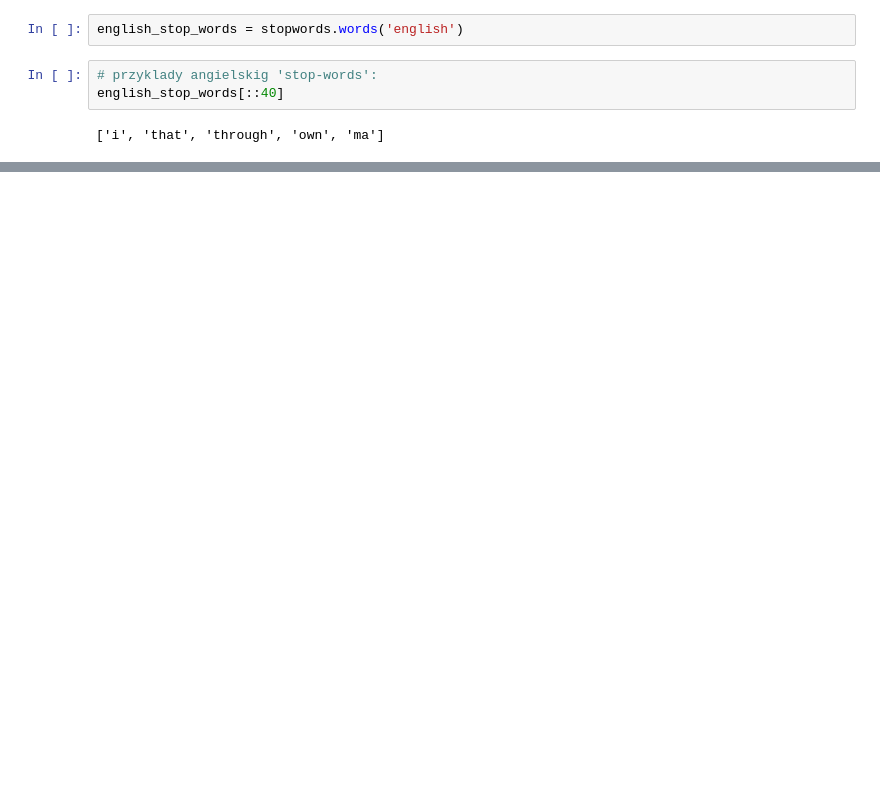
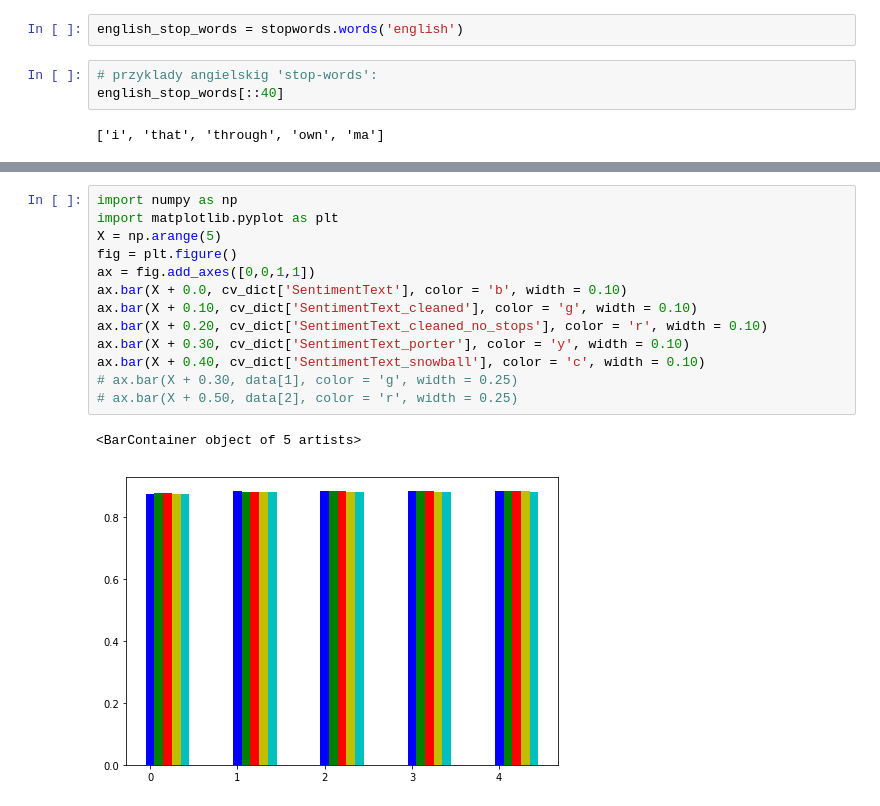
Before and after one commit to dawis96/sentiment-analysis, a Jupyter notebook: Sentiment_analysis.ipynb, the cells around one changed output, grey strips where cells are left out. Cells and saved outputs as stored; diff of their text form; blank space fills up the shorter version.

Commit message:
cleaning and normalizing data finished

```diff
--- a/Sentiment_analysis.ipynb
+++ b/Sentiment_analysis.ipynb
@@ -85,0 +130,16 @@ from sklearn.model_selection import train_test_split
+# %%
+import numpy as np
+import matplotlib.pyplot as plt
+X = np.arange(5)
+fig = plt.figure()
+ax = fig.add_axes([0,0,1,1])
+ax.bar(X + 0.0, cv_dict['SentimentText'], color = 'b', width = 0.10)
+ax.bar(X + 0.10, cv_dict['SentimentText_cleaned'], color = 'g', width = 0.10)
+ax.bar(X + 0.20, cv_dict['SentimentText_cleaned_no_stops'], color = 'r', width = 0.10)
+ax.bar(X + 0.30, cv_dict['SentimentText_porter'], color = 'y', width = 0.10)
+ax.bar(X + 0.40, cv_dict['SentimentText_snowball'], color = 'c', width = 0.10)
+# ax.bar(X + 0.30, data[1], color = 'g', width = 0.25)
+# ax.bar(X + 0.50, data[2], color = 'r', width = 0.25)
+# %% [output]
+<BarContainer object of 5 artists>
+[figure, added]
```
Also changed, not shown: parts of 40 cells of this notebook, 1 other file.
